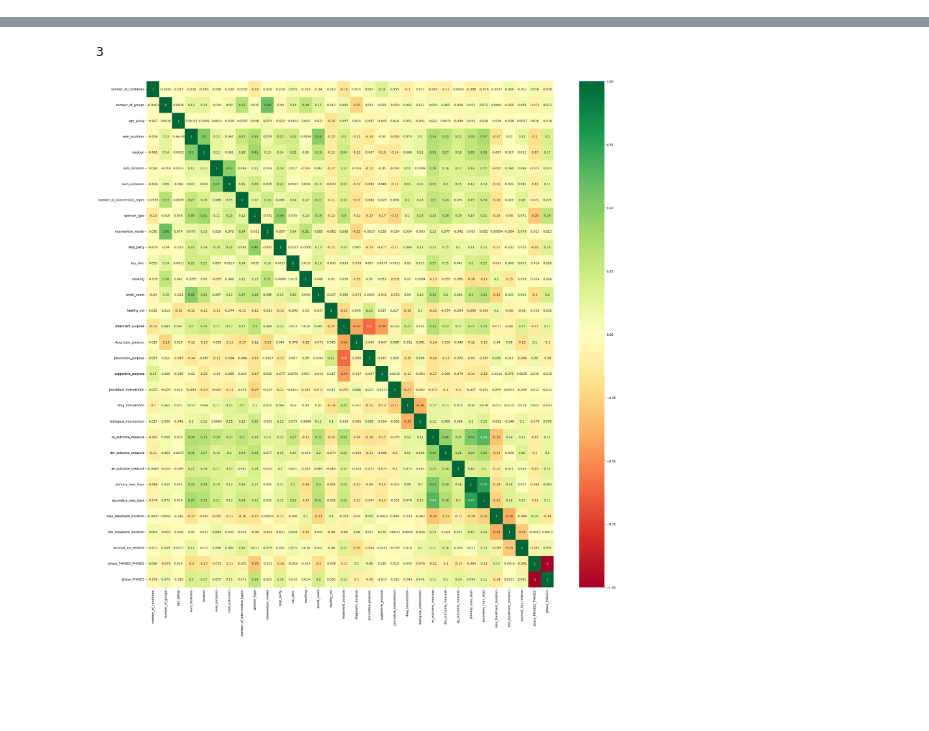
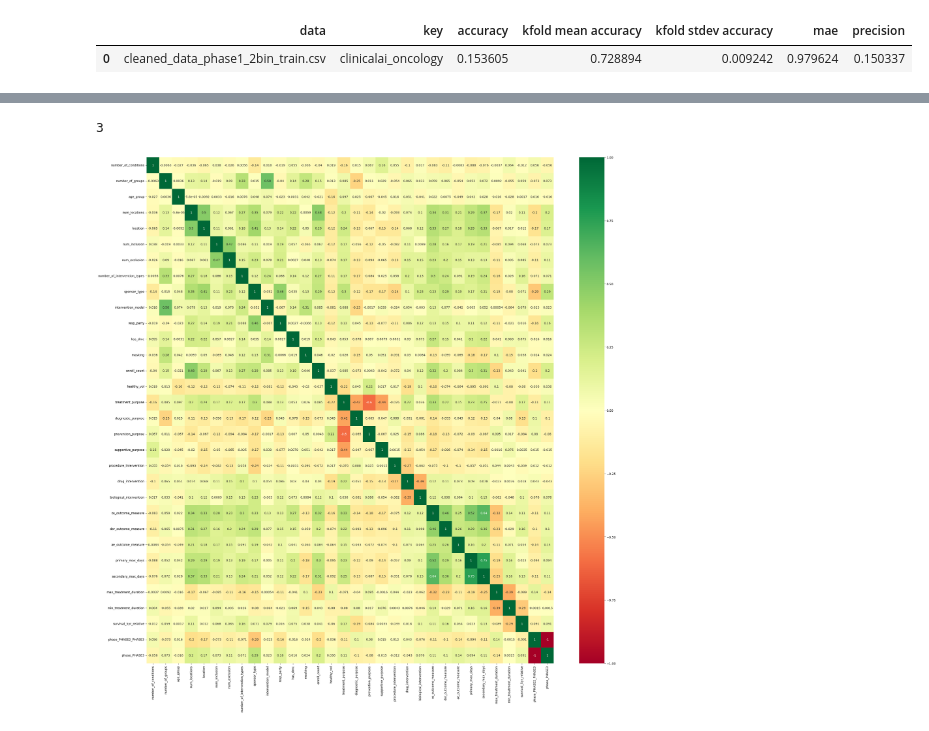
Before and after one commit to cynthiaxu04/predicting-clinicaltrials, a Jupyter notebook: model/feature_ablation.ipynb, the cells around one changed output, grey strips where cells are left out. Cells and saved outputs as stored; diff of their text form; code cells hidden in the pictures; blank space fills up the shorter version.

```diff
--- a/model/feature_ablation.ipynb
+++ b/model/feature_ablation.ipynb
@@ -25,0 +107,66 @@ data = pd.read_csv(file)
+# %%
+model_type = "clinicalai"
+data = "oncology"
+train_data = files
+
+drop_cols = ['protocolSection_identificationModule_nctId',
+                'primary_study_duration_days',
+                'study_duration_days',
+                'primary_eq_bins',
+                'study_eq_bins',
+                'primary_eq_labels',
+]
+
+file = [file for file in train_data[model_type][data] if "train" in file]
+df = pd.read_csv(os.path.join(root, "data", file[0]))
+
+y_cols = ["study_eq_labels"]
+
+X = df.drop(columns=y_cols+drop_cols)
+y = df[y_cols]
+X_train, X_test, y_train, y_test = train_test_split(X, y, test_size=0.2, random_state=42)
+
+model = RandomForestClassifier()
+
+# param_grid = {
+# 'n_estimators': [100, 200, 300],      # Number of trees in the forest
+# 'max_depth': [None, 10, 20, 30],      # Maximum depth of the tree
+# 'min_samples_split': [2, 5, 10],      # Minimum number of samples required to split an internal node
+# 'min_samples_leaf': [1, 2, 4],        # Minimum number of samples required to be at a leaf node
+# 'max_features': ['auto', 'sqrt']      # Number of features to consider at each split
+# }
+
+kfold = StratifiedKFold(n_splits=5, shuffle=True, random_state=42)
+# grid_search = GridSearchCV(estimator=model, param_grid=param_grid, cv=kfold, scoring='accuracy', n_jobs=-1, verbose=1)
+model.fit(X_train, y_train)
+
+# best_model = grid_search.best_estimator_
+# Predict probabilities for each class
+y_pred_prob = model.predict_proba(X_test)
+
+# Convert probabilities to class labels
+y_pred = np.argmax(y_pred_prob, axis=1) + 1
+
+# Evaluate the model
+acc = accuracy_score(y_test, y_pred)
+pre = precision_score(y_test, y_pred, average='weighted')
+mae = mean_absolute_error(y_test, y_pred)
+cv_results = cross_val_score(model, X, y, cv=kfold, scoring='accuracy')
+
+# data
+data = {
+    "data": file[0],
+    "key": f"{model_type}_{data}",
+    "accuracy": acc,
+    "kfold mean accuracy": cv_results.mean(),
+    "kfold stdev accuracy": cv_results.std(),
+    "mae": mae,
+    "precision": pre
+}
+
+data_df = pd.DataFrame([data])
+
+data_df
+# %% [output]
+|  | data | key | accuracy | kfold mean accuracy | kfold stdev accuracy | mae | precision |
+| 0 | cleaned_data_phase1_2bin_train.csv | clinicalai_oncology | 0.153605 | 0.728894 | 0.009242 | 0.979624 | 0.150337 |
```
Also changed, not shown: parts of 17 cells of this notebook, 23 other files.
